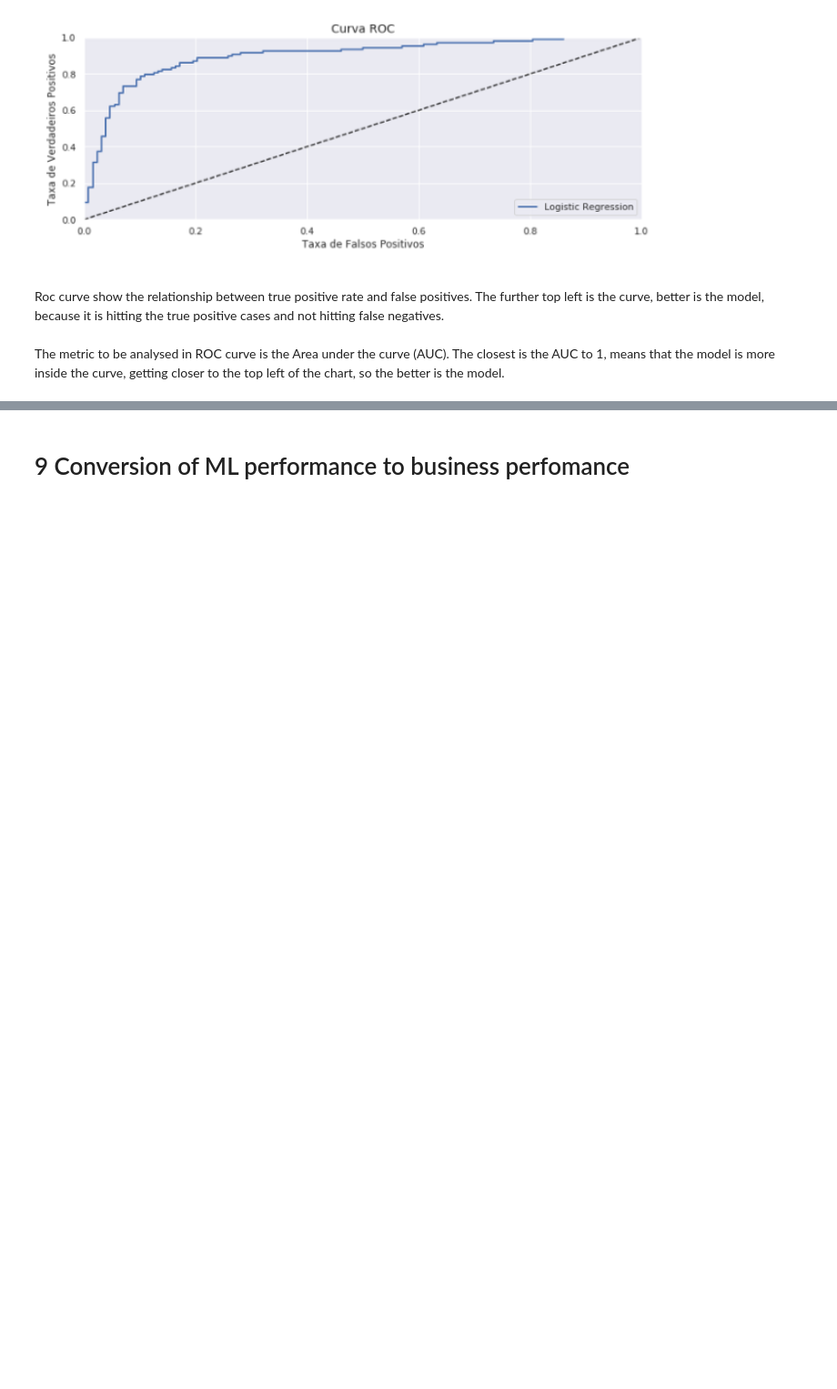
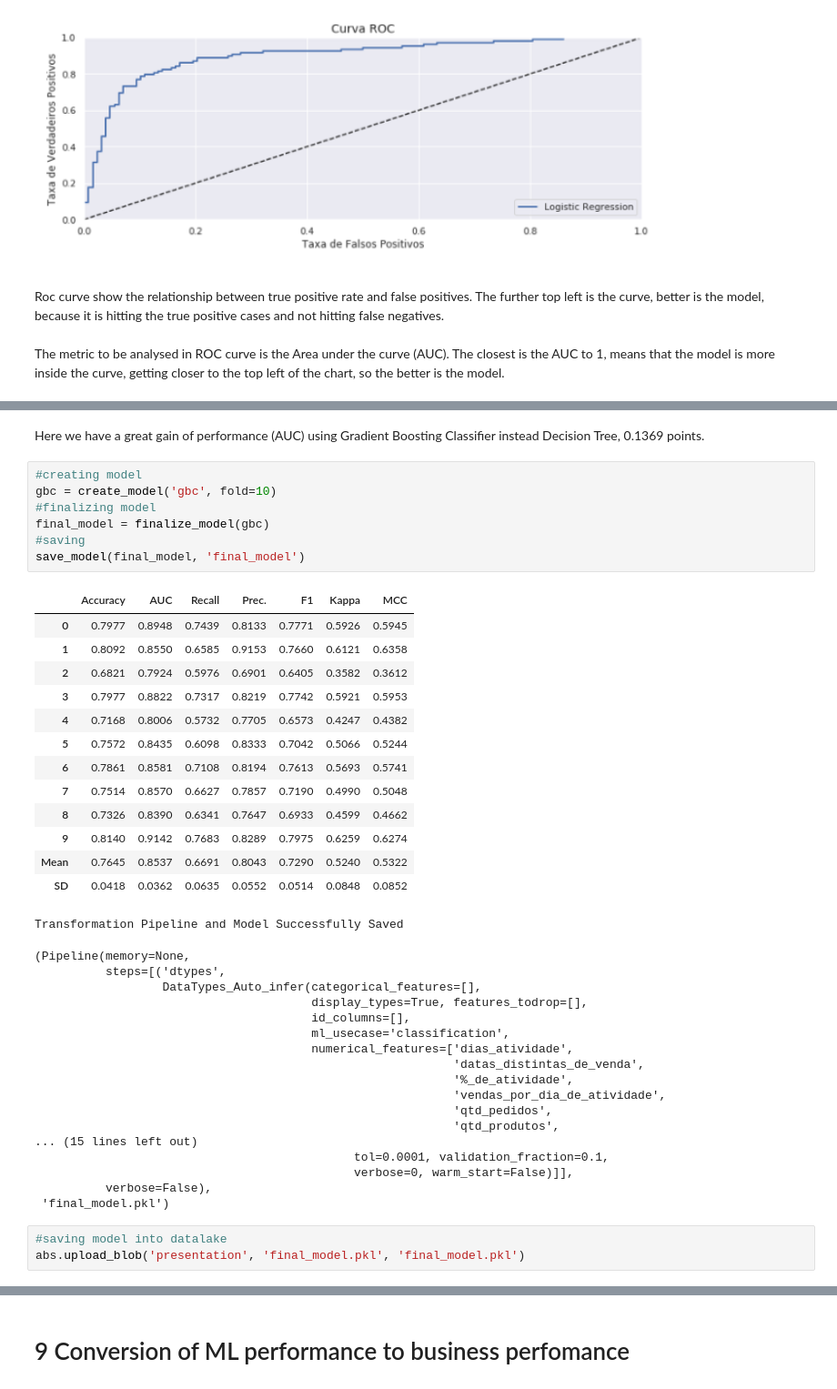
Before and after one commit to adenissegall/Olist-classification-project, a Jupyter notebook: Olist-sellers-project.ipynb, the cells around one changed output, grey strips where cells are left out. Shown at 91% size. Saved outputs shown, nothing was run; the diff lists cells and outputs as text; blank space fills up the shorter version.

```diff
--- a/Olist-sellers-project.ipynb
+++ b/Olist-sellers-project.ipynb
@@ -670,0 +781,44 @@ The metric to be analysed in ROC curve is the Area under the curve (AUC). The cl
+# %% [markdown]
+Here we have a great gain of performance (AUC) using Gradient Boosting Classifier instead Decision Tree, 0.1369 points.
+# %%
+#creating model
+gbc = create_model('gbc', fold=10)
+#finalizing model
+final_model = finalize_model(gbc)
+#saving
+save_model(final_model, 'final_model')
+# %% [output]
+|  | Accuracy | AUC | Recall | Prec. | F1 | Kappa | MCC |
+| 0 | 0.7977 | 0.8948 | 0.7439 | 0.8133 | 0.7771 | 0.5926 | 0.5945 |
+| 1 | 0.8092 | 0.8550 | 0.6585 | 0.9153 | 0.7660 | 0.6121 | 0.6358 |
+| 2 | 0.6821 | 0.7924 | 0.5976 | 0.6901 | 0.6405 | 0.3582 | 0.3612 |
+| 3 | 0.7977 | 0.8822 | 0.7317 | 0.8219 | 0.7742 | 0.5921 | 0.5953 |
+| 4 | 0.7168 | 0.8006 | 0.5732 | 0.7705 | 0.6573 | 0.4247 | 0.4382 |
+| 5 | 0.7572 | 0.8435 | 0.6098 | 0.8333 | 0.7042 | 0.5066 | 0.5244 |
+| 6 | 0.7861 | 0.8581 | 0.7108 | 0.8194 | 0.7613 | 0.5693 | 0.5741 |
+| 7 | 0.7514 | 0.8570 | 0.6627 | 0.7857 | 0.7190 | 0.4990 | 0.5048 |
+| 8 | 0.7326 | 0.8390 | 0.6341 | 0.7647 | 0.6933 | 0.4599 | 0.4662 |
+| 9 | 0.8140 | 0.9142 | 0.7683 | 0.8289 | 0.7975 | 0.6259 | 0.6274 |
+| Mean | 0.7645 | 0.8537 | 0.6691 | 0.8043 | 0.7290 | 0.5240 | 0.5322 |
+| SD | 0.0418 | 0.0362 | 0.0635 | 0.0552 | 0.0514 | 0.0848 | 0.0852 |
+Transformation Pipeline and Model Successfully Saved
+(Pipeline(memory=None,
+          steps=[('dtypes',
+                  DataTypes_Auto_infer(categorical_features=[],
+                                       display_types=True, features_todrop=[],
+                                       id_columns=[],
+                                       ml_usecase='classification',
+                                       numerical_features=['dias_atividade',
+                                                           'datas_distintas_de_venda',
+                                                           '%_de_atividade',
+                                                           'vendas_por_dia_de_atividade',
+                                                           'qtd_pedidos',
+                                                           'qtd_produtos',
+... (15 lines left out)
+                                             tol=0.0001, validation_fraction=0.1,
+                                             verbose=0, warm_start=False)]],
+          verbose=False),
+ 'final_model.pkl')
+# %%
+#saving model into datalake
+abs.upload_blob('presentation', 'final_model.pkl', 'final_model.pkl')
```
Also changed, not shown: parts of 21 cells of this notebook.
